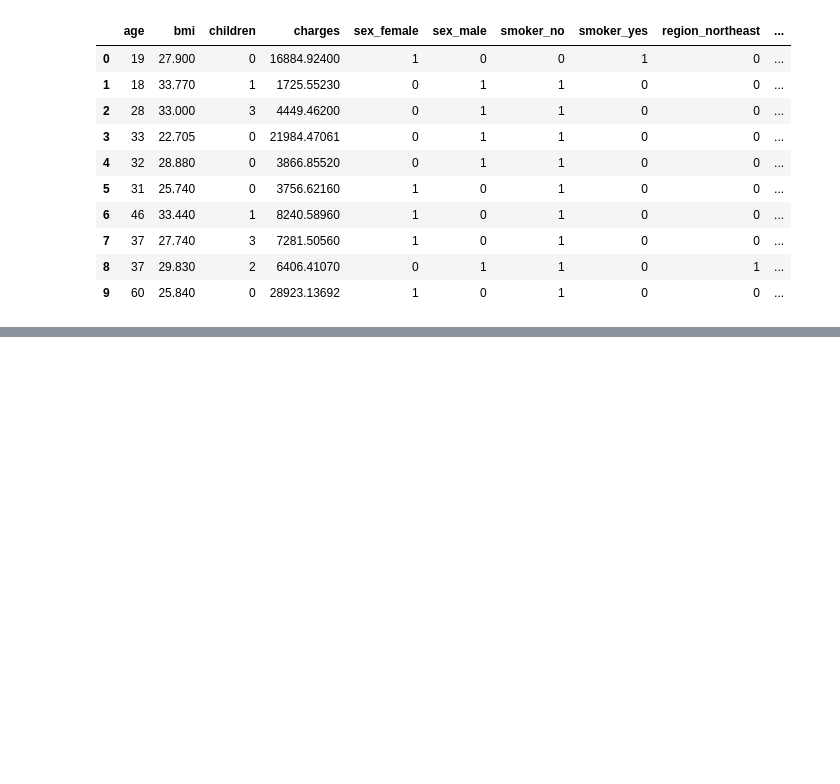
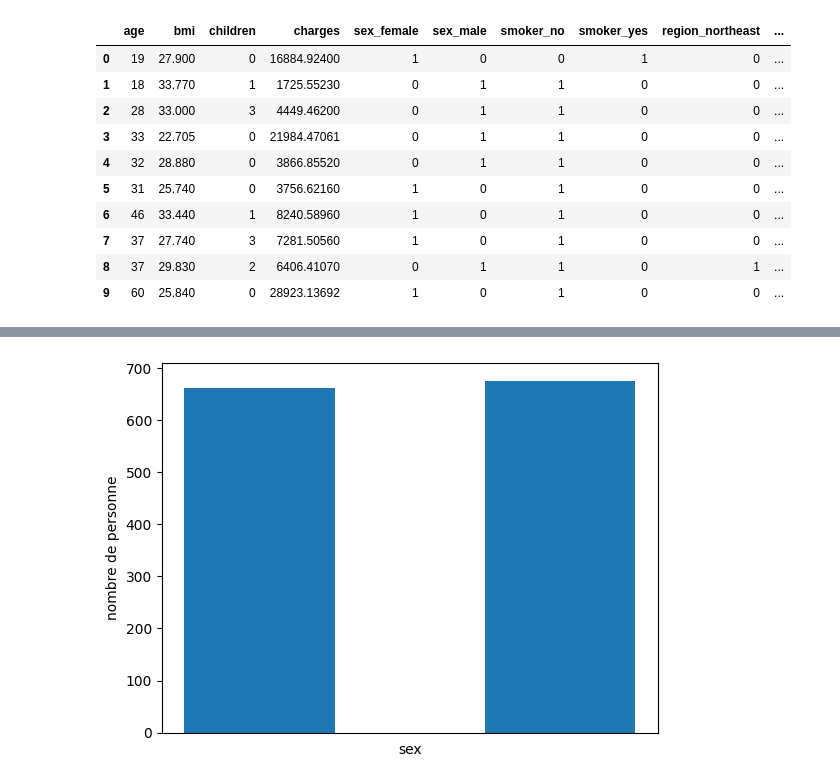
Before and after one commit to henzozhang/brief_prediction_assurance_leon_zouhair, a Jupyter notebook: data_analyste.ipynb, the cells around one changed output, grey strips where cells are left out. Saved outputs shown, nothing was run; the diff lists cells and outputs as text; code cells hidden in the pictures; blank space fills up the shorter version.

```diff
--- a/data_analyste.ipynb
+++ b/data_analyste.ipynb
@@ -177,0 +215,7 @@ df_ready.head(10)
+# %%
+plt.hist(df["sex"],rwidth=.5 ,bins=2)
+plt.xlabel("sex")
+plt.ylabel("nombre de personne")
+plt.show()
+# %% [output]
+[figure, added]
```
Also changed, not shown: parts of 18 cells of this notebook, 5 other files.
